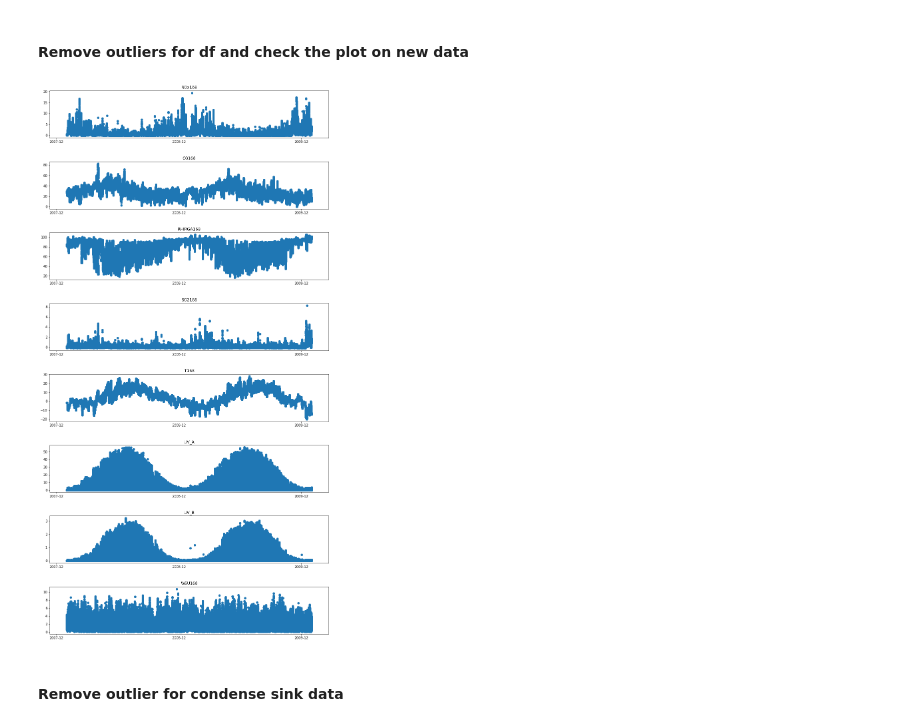
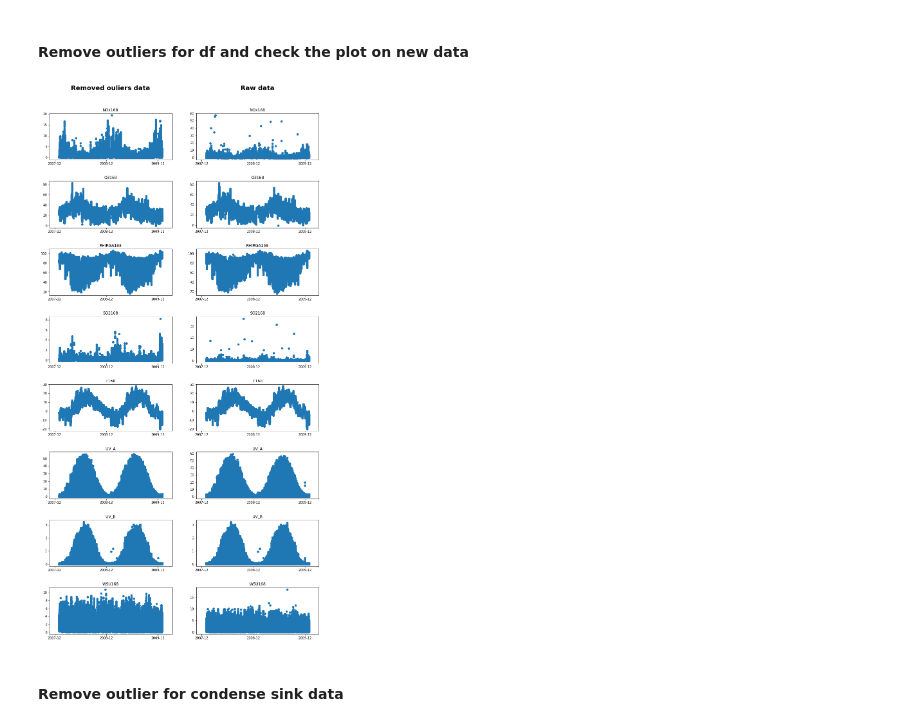
Before and after one commit to vietle94/NPF-smearII, a Jupyter notebook: Project.ipynb, the cells around one changed output. Saved outputs shown, nothing was run; the diff lists cells and outputs as text; code cells hidden in the pictures.

Commit message:
format graph

```diff
--- a/Project.ipynb
+++ b/Project.ipynb
@@ -273,17 +273,25 @@ def remove_outlier(dataframe, zscore = 1.96, timecolumn = 'Time'):
 # %% [markdown]
 #### Remove outliers for df and check the plot on new data
 # %%
-df = remove_outlier(df, zscore = 2)
-fig, axe = plt.subplots(df.shape[1] - 1,1, figsize = (15, 30))
-axe = axe.flatten()
-for i in range(1, df.shape[1]):
-    axe[i-1].scatter(df.Time, df.iloc[:,i])
-    axe[i-1].set_title(df.columns[i])
-    axe[i-1].xaxis.set_major_locator(matplotlib.dates.MonthLocator(bymonth=12, bymonthday=1, interval=1, tz=None))
+newdf = remove_outlier(df, zscore = 2)
+fig, axe = plt.subplots(newdf.shape[1],2, figsize = (15, 30), gridspec_kw={"height_ratios":np.append(0.005, np.repeat(1,df.shape[1]-1))})
 
-fig.subplots_adjust(left=None, bottom=None, right=None, top=None, wspace=None, hspace=0.5)
+axe[0,0].axis('off')
+axe[0,0].set_title('Removed ouliers data', fontweight='bold', fontsize = 20)
+axe[0,1].axis('off')
+axe[0,1].set_title('Raw data', fontweight='bold', fontsize = 20)
+
+for i in range(1, newdf.shape[1]):
+    axe[i, 0].scatter(newdf.Time, newdf.iloc[:,i])
+    axe[i, 0].set_title(newdf.columns[i])
+    axe[i, 0].xaxis.set_major_locator(matplotlib.dates.MonthLocator(bymonth=12, bymonthday=1, interval=1, tz=None))
+    axe[i, 1].scatter(df.Time, df.iloc[:,i])
+    axe[i, 1].set_title(df.columns[i])
+    axe[i, 1].xaxis.set_major_locator(matplotlib.dates.MonthLocator(bymonth=12, bymonthday=1, interval=1, tz=None))
+fig.subplots_adjust(left=None, bottom=0.1, right=None, top=None, wspace=None, hspace=0.5)
+#fig.suptitle('Times-series for each parameter', fontsize=14, fontweight='bold')
 # %% [output]
-[figure, old version]
+[figure, new version]
 # %% [markdown]
 #### Remove outlier for condense sink data
 # %%
```
Also changed, not shown: parts of 17 cells of this notebook.
